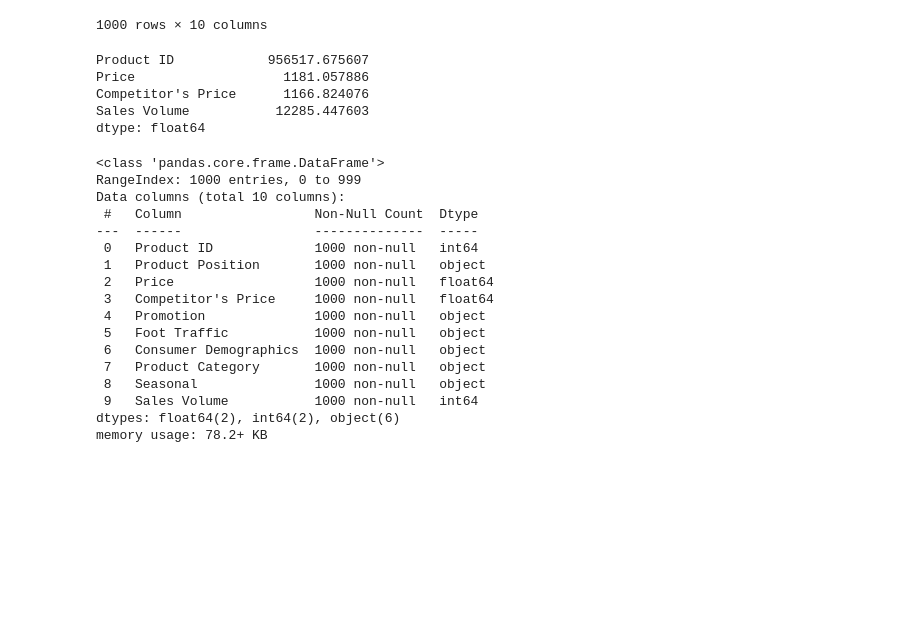
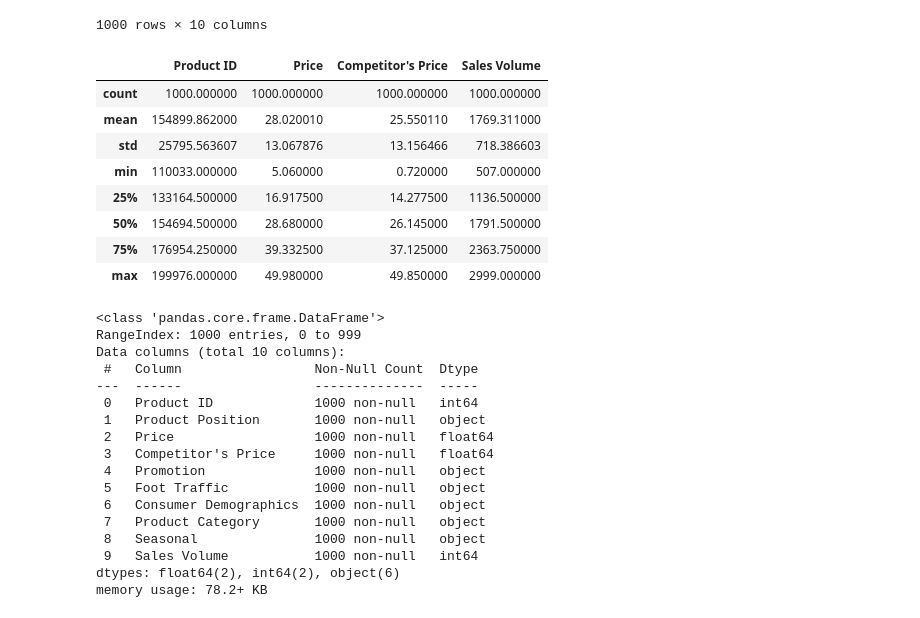
Before and after one commit to KennethAgbo/Product-Positioning--Data--Wrangling-and-Analysis, a Jupyter notebook: Product Positioning notebook.ipynb, the cells around one changed output. Drawn from its saved outputs; the diff is of its cells as text; code cells hidden in the pictures; blank space fills up the shorter version.

```diff
--- a/Product Positioning notebook.ipynb
+++ b/Product Positioning notebook.ipynb
@@ -20,13 +24,17 @@ df
 | 999 | 150654 | End-cap | 6.38 | 5.25 | Yes | Medium | ... |
 1000 rows × 10 columns
 # %%
-df.describe().sum()
+df.describe()
 # %% [output]
-Product ID            956517.675607
-Price                   1181.057886
-Competitor's Price      1166.824076
-Sales Volume           12285.447603
-dtype: float64
+|  | Product ID | Price | Competitor's Price | Sales Volume |
+| count | 1000.000000 | 1000.000000 | 1000.000000 | 1000.000000 |
+| mean | 154899.862000 | 28.020010 | 25.550110 | 1769.311000 |
+| std | 25795.563607 | 13.067876 | 13.156466 | 718.386603 |
+| min | 110033.000000 | 5.060000 | 0.720000 | 507.000000 |
+| 25% | 133164.500000 | 16.917500 | 14.277500 | 1136.500000 |
+| 50% | 154694.500000 | 28.680000 | 26.145000 | 1791.500000 |
+| 75% | 176954.250000 | 39.332500 | 37.125000 | 2363.750000 |
+| max | 199976.000000 | 49.980000 | 49.850000 | 2999.000000 |
 # %%
 df.info()
 # %% [output]
```
Also changed, not shown: parts of 16 cells of this notebook.
